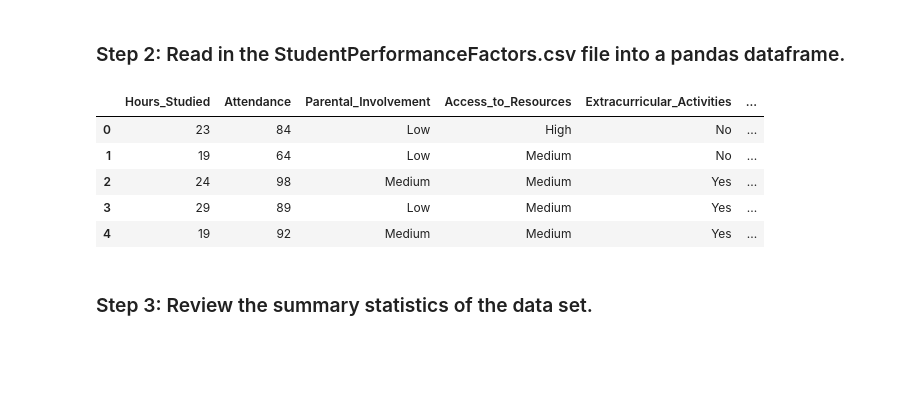
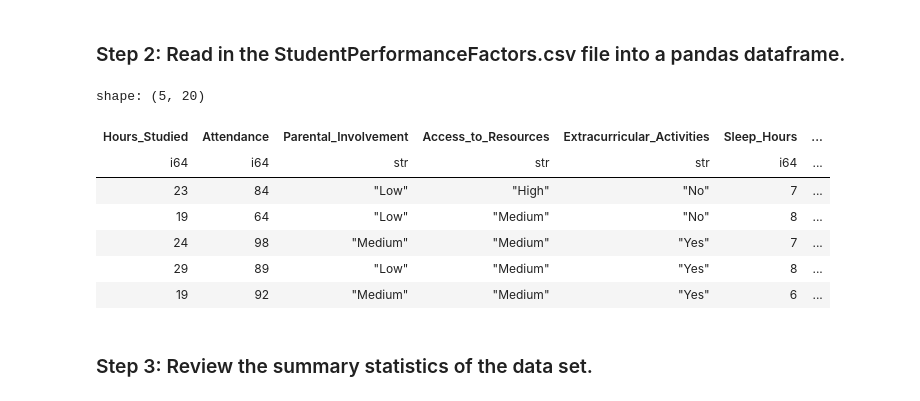
Before and after one commit to nogibjj/Rishika_Randev_MiniProject_3, a Jupyter notebook: summary.ipynb, the cells around one changed output. Saved outputs shown, nothing was run; the diff lists cells and outputs as text; code cells hidden in the pictures; blank space fills up the shorter version.

```diff
--- a/summary.ipynb
+++ b/summary.ipynb
@@ -30,15 +30,17 @@ def generate_viz(file_name):
 # %% [markdown]
 ### Step 2: Read in the StudentPerformanceFactors.csv file into a pandas dataframe.
 # %%
-student_df = pd.read_csv("StudentPerformanceFactors.csv")
+student_df = pl.read_csv("StudentPerformanceFactors.csv")
 student_df.head()
 # %% [output]
+shape: (5, 20)
-|  | Hours_Studied | Attendance | Parental_Involvement | Access_to_Resources | Extracurricular_Activities | ... |
-| 0 | 23 | 84 | Low | High | No | ... |
-| 1 | 19 | 64 | Low | Medium | No | ... |
-| 2 | 24 | 98 | Medium | Medium | Yes | ... |
-| 3 | 29 | 89 | Low | Medium | Yes | ... |
-| 4 | 19 | 92 | Medium | Medium | Yes | ... |
+| Hours_Studied | Attendance | Parental_Involvement | Access_to_Resources | Extracurricular_Activities | Sleep_Hours | ... |
+| i64 | i64 | str | str | str | i64 | ... |
+| 23 | 84 | "Low" | "High" | "No" | 7 | ... |
+| 19 | 64 | "Low" | "Medium" | "No" | 8 | ... |
+| 24 | 98 | "Medium" | "Medium" | "Yes" | 7 | ... |
+| 29 | 89 | "Low" | "Medium" | "Yes" | 8 | ... |
+| 19 | 92 | "Medium" | "Medium" | "Yes" | 6 | ... |
 # %% [markdown]
 ### Step 3: Review the summary statistics of the data set.
 # %%
```
Also changed, not shown: parts of 3 cells of this notebook, 5 other files.
